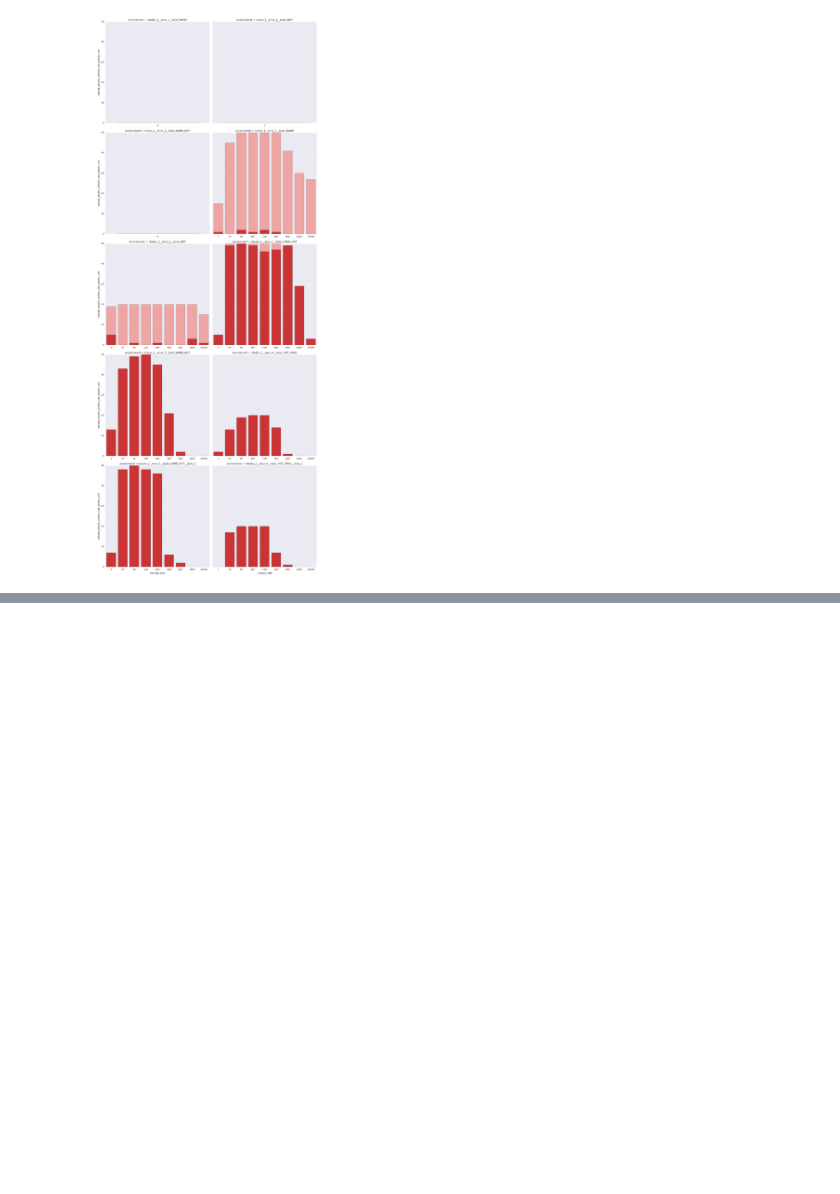
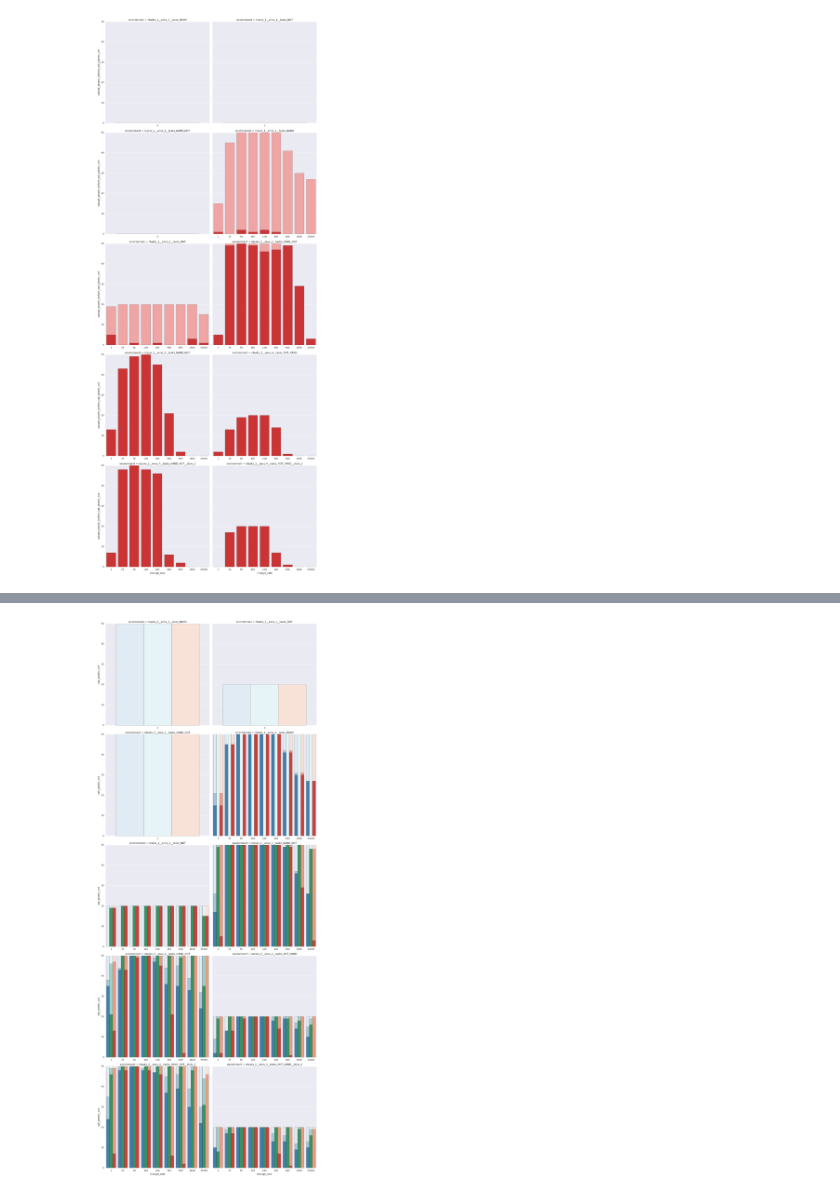
Before and after one commit to amlalejini/origins_of_plasticity_f16, a Jupyter notebook: scripts/jupyter_notebooks/stepping_stones_overview.ipynb, the cells around one changed output, grey strips where cells are left out. Drawn from its saved outputs; the diff is of its cells as text; code cells hidden in the pictures; blank space fills up the shorter version.

```diff
--- a/scripts/jupyter_notebooks/stepping_stones_overview.ipynb
+++ b/scripts/jupyter_notebooks/stepping_stones_overview.ipynb
@@ -262,0 +232,9 @@ df_trans
+# %%
+## Playing with color palettes
+trips_palette = ['#deebf7','#9ecae1','#3182bd', '#e5f5f9','#99d8c9','#2ca25f', '#fee0d2','#fc9272','#de2d26']
+light = trips_palette[::3]
+mid = trips_palette[1::3]
+dark = trips_palette[2::3]
+# sns.palplot(light)
+# sns.palplot(mid)
+# sns.palplot(dark)
@@ -262,0 +260,13 @@ df_trans
+# %%
+##############################
+# Visualize: optimal plastic/plastic/total
+##############################
+g = sns.FacetGrid(data = df_trans, col="environment", col_order=env_order, col_wrap=2, sharex=False,  size = 7)
+g = (g.map(sns.barplot, "change_rate", "total_reps", "trait", ci=None, hue_order=["nand","not","all"], palette={"nand":light[0], "not":light[1], "all":light[2]})
+         .set(ylim=(0, 50)))
+g = (g.map(sns.barplot, "change_rate", "con_cnt", "trait", ci=None, hue_order=["nand","not","all"], palette={"nand":mid[0], "not":mid[1], "all":mid[2]})
+         .set(ylim=(0, 50)))
+g = (g.map(sns.barplot, "change_rate", "opt_plastic_cnt", "trait", ci=None, hue_order=["nand","not","all"], palette={"nand":dark[0], "not":dark[1], "all":dark[2]})
+         .set(ylim=(0, 50)))
+# %% [output]
+[figure, added]
```
Also changed, not shown: parts of 11 cells of this notebook, 4 other files.
